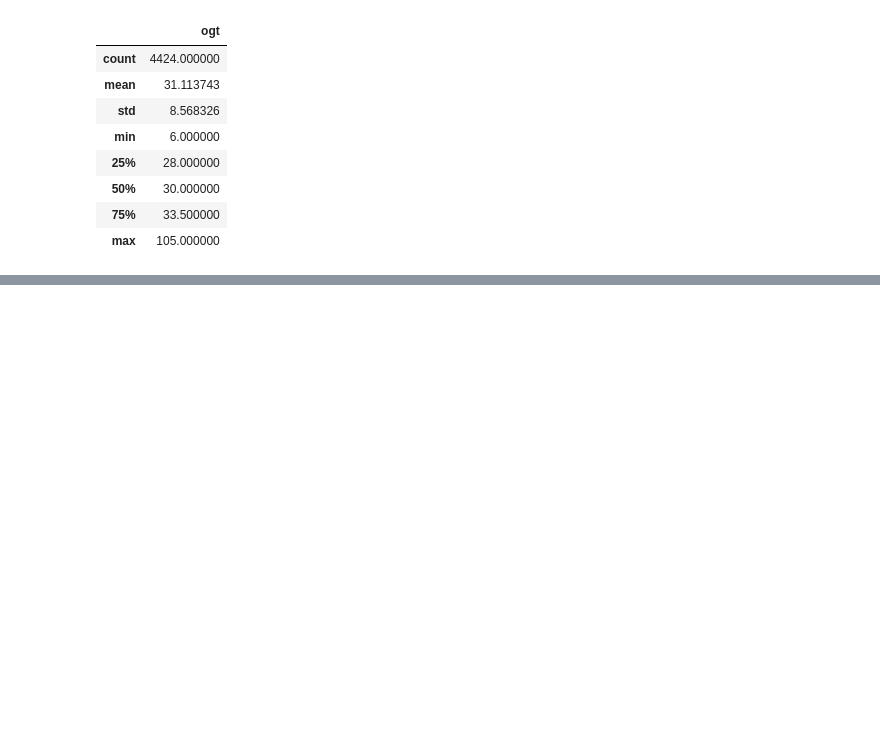
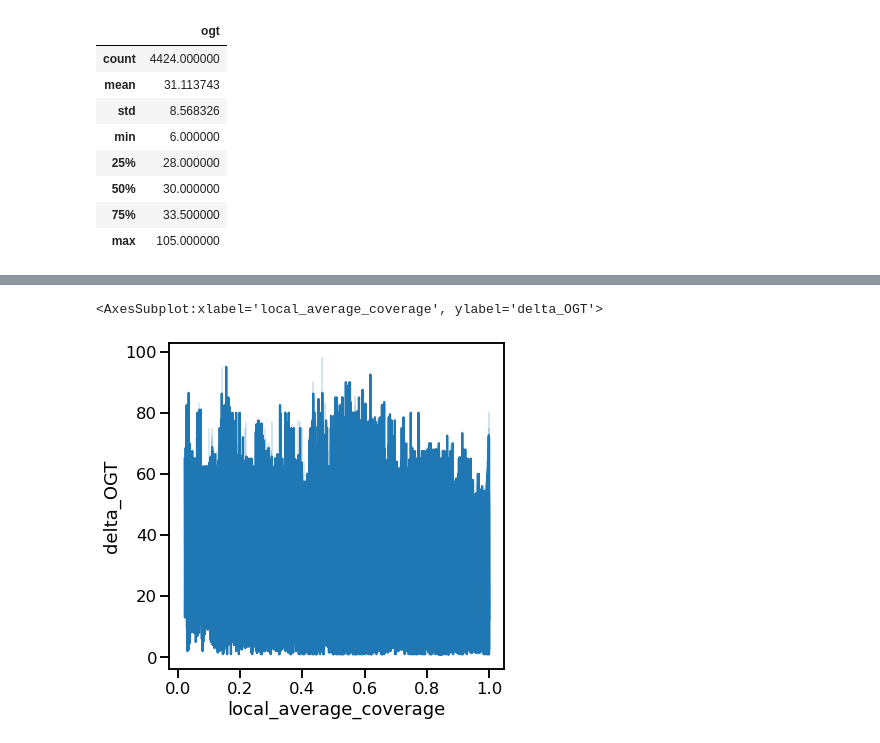
Before and after one commit to BeckResearchLab/learn2thermDB, a Jupyter notebook: notebooks/Plotting_HA.ipynb, the cells around one changed output, grey strips where cells are left out. Cells and saved outputs as stored; diff of their text form; code cells hidden in the pictures; blank space fills up the shorter version.

Commit message:
Added a small notebook to make figures

```diff
--- a/notebooks/Plotting_HA.ipynb
+++ b/notebooks/Plotting_HA.ipynb
@@ -59,5 +59,9 @@ df_16s.describe()
 | max | 16650.000000 | 16663.000000 | 7.548360e-07 | 1.000000 | 0.996439 | ... |
 # %%
 fig, ax = plt.subplots(figsize=(6,6))
-ax.set_xlabel('')
-ax.set_ylabel('')
+sns.lineplot(data=df_16s, x='local_average_coverage', y='delta_OGT')
+# ax.set_xlabel('')
+# ax.set_ylabel('')
+# %% [output]
+<AxesSubplot:xlabel='local_average_coverage', ylabel='delta_OGT'>
+[figure, added]
```
